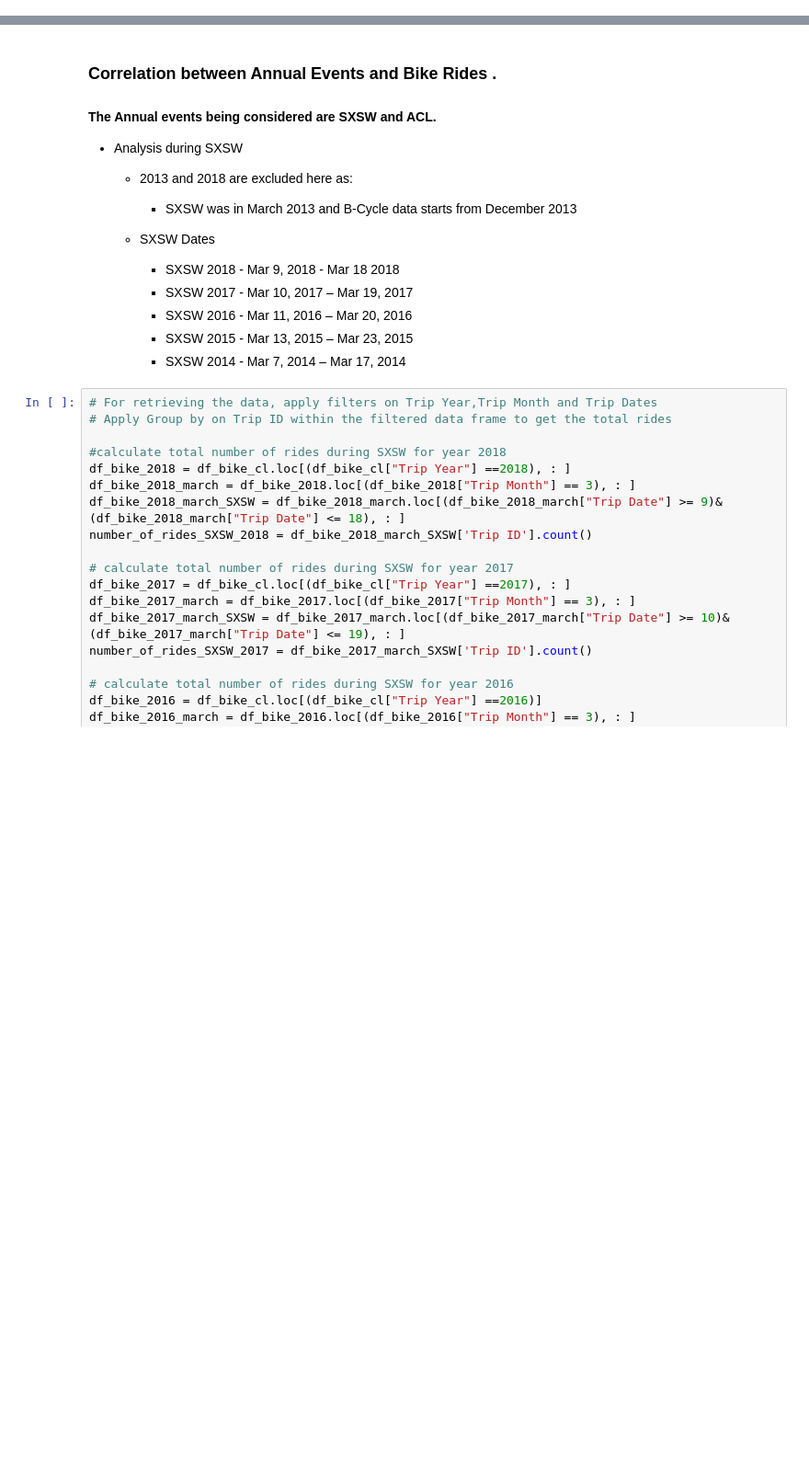
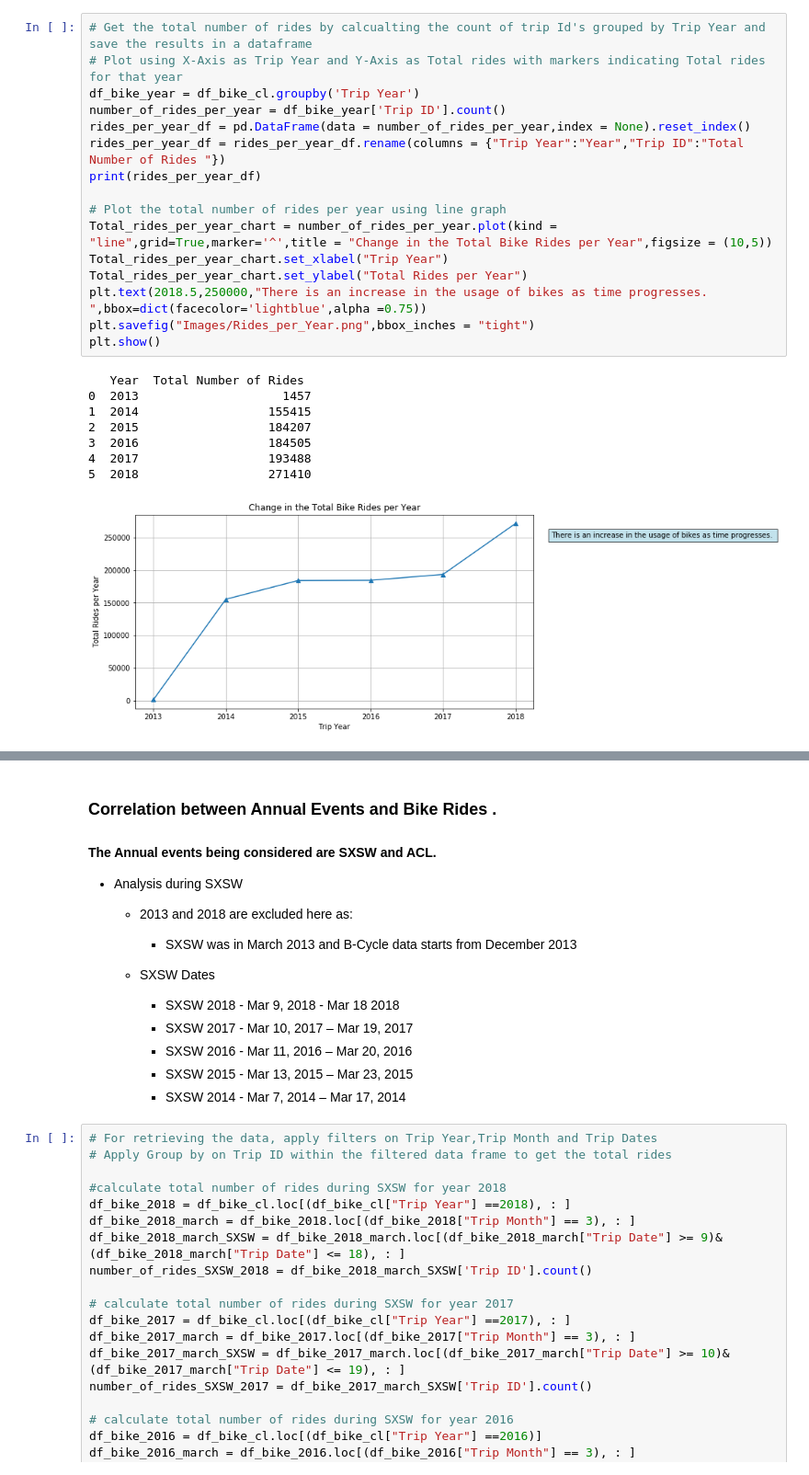
Before and after one commit to ananyay/Pedal_through_Austin, a Jupyter notebook: Data_Analysis_ananya.ipynb, the cells around one changed output, grey strips where cells are left out. Shown at 92% size. Cells and saved outputs as stored; diff of their text form; blank space fills up the shorter version.

```diff
--- a/Data_Analysis_ananya.ipynb
+++ b/Data_Analysis_ananya.ipynb
@@ -270,0 +80,25 @@ plt.show()
+# %%
+# Get the total number of rides by calcualting the count of trip Id's grouped by Trip Year and save the results in a dataframe
+# Plot using X-Axis as Trip Year and Y-Axis as Total rides with markers indicating Total rides for that year
+df_bike_year = df_bike_cl.groupby('Trip Year')
+number_of_rides_per_year = df_bike_year['Trip ID'].count()
+rides_per_year_df = pd.DataFrame(data = number_of_rides_per_year,index = None).reset_index()
+rides_per_year_df = rides_per_year_df.rename(columns = {"Trip Year":"Year","Trip ID":"Total Number of Rides "})
+print(rides_per_year_df)
+
+# Plot the total number of rides per year using line graph
+Total_rides_per_year_chart = number_of_rides_per_year.plot(kind = "line",grid=True,marker='^',title = "Change in the Total Bike Rides per Year",figsize = (10,5))
+Total_rides_per_year_chart.set_xlabel("Trip Year")
+Total_rides_per_year_chart.set_ylabel("Total Rides per Year")
+plt.text(2018.5,250000,"There is an increase in the usage of bikes as time progresses. ",bbox=dict(facecolor='lightblue',alpha =0.75))
+plt.savefig("Images/Rides_per_Year.png",bbox_inches = "tight")
+plt.show()
+# %% [output]
+   Year  Total Number of Rides
+0  2013                    1457
+1  2014                  155415
+2  2015                  184207
+3  2016                  184505
+4  2017                  193488
+5  2018                  271410
+[figure, added]
```
Also changed, not shown: parts of 59 cells of this notebook, 1 other file.
